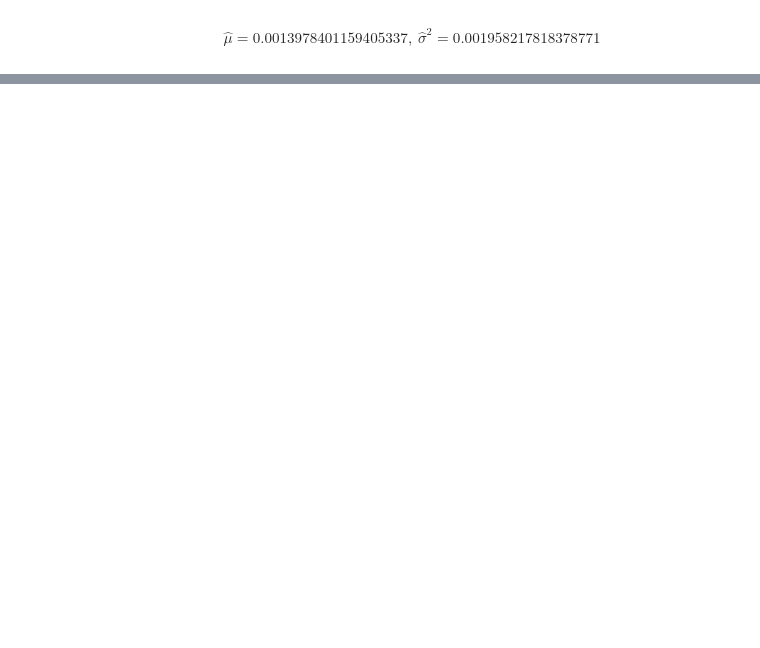
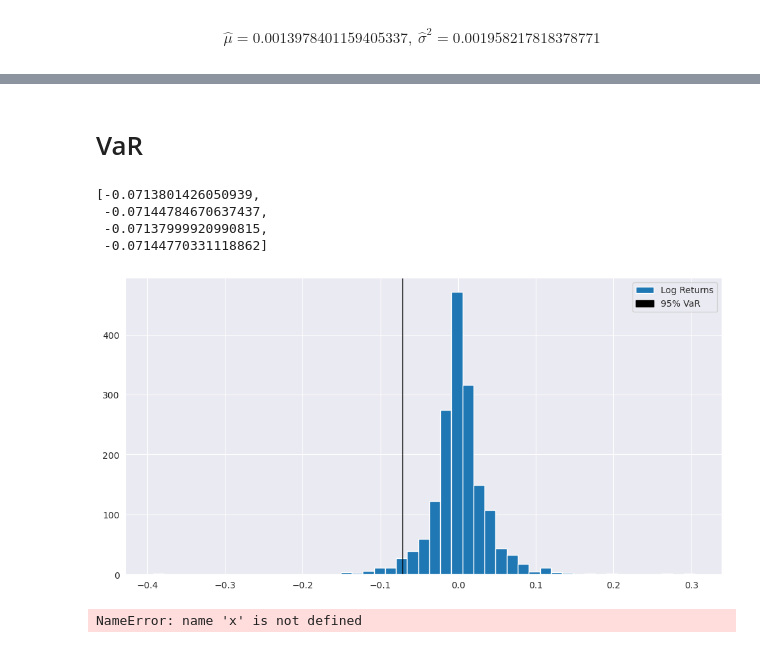
Before and after one commit to XDzzzzzZyq/Gibbs-Sampler, a Jupyter notebook: Gibbs Sampling.ipynb, the cells around one changed output, grey strips where cells are left out. Cells and saved outputs as stored; diff of their text form; code cells hidden in the pictures; blank space fills up the shorter version.

```diff
--- a/Gibbs Sampling.ipynb
+++ b/Gibbs Sampling.ipynb
@@ -228,0 +197,3 @@ print(mu_mean, sigma2_mean)
+# %%
+mu_mean, mu_var, mu_std = stats.bayes_mvs(mu_L, alpha=0.95)
+mu_mean
@@ -228,0 +202,3 @@ print(mu_mean, sigma2_mean)
+# %%
+sigma2_mean, sigma2_var, sigma2_std = stats.bayes_mvs(sigma2_L, alpha=0.95)
+sigma2_mean
@@ -232,0 +220,2 @@ $$
+# %% [markdown]
+# VaR
@@ -232,0 +225,22 @@ $$
+# %%
+VaR = []
+
+for _mu in mu_mean.minmax:
+    for _sigma2 in sigma2_mean.minmax:
+        VaR.append(norm.ppf(0.05, _mu, np.sqrt(_sigma2)))
+
+VaR
+# %% [output]
+[-0.0713801426050939,
+ -0.07144784670637437,
+ -0.07137999920990815,
+ -0.07144770331118862]
+# %%
+vs.show_VaR(data["Log"], VaR)
+# %% [output]
+[figure, added]
+# %%
+
+x
+# %% [output]
+NameError: name 'x' is not defined
```
Also changed, not shown: parts of 19 cells of this notebook, 1 other file.
